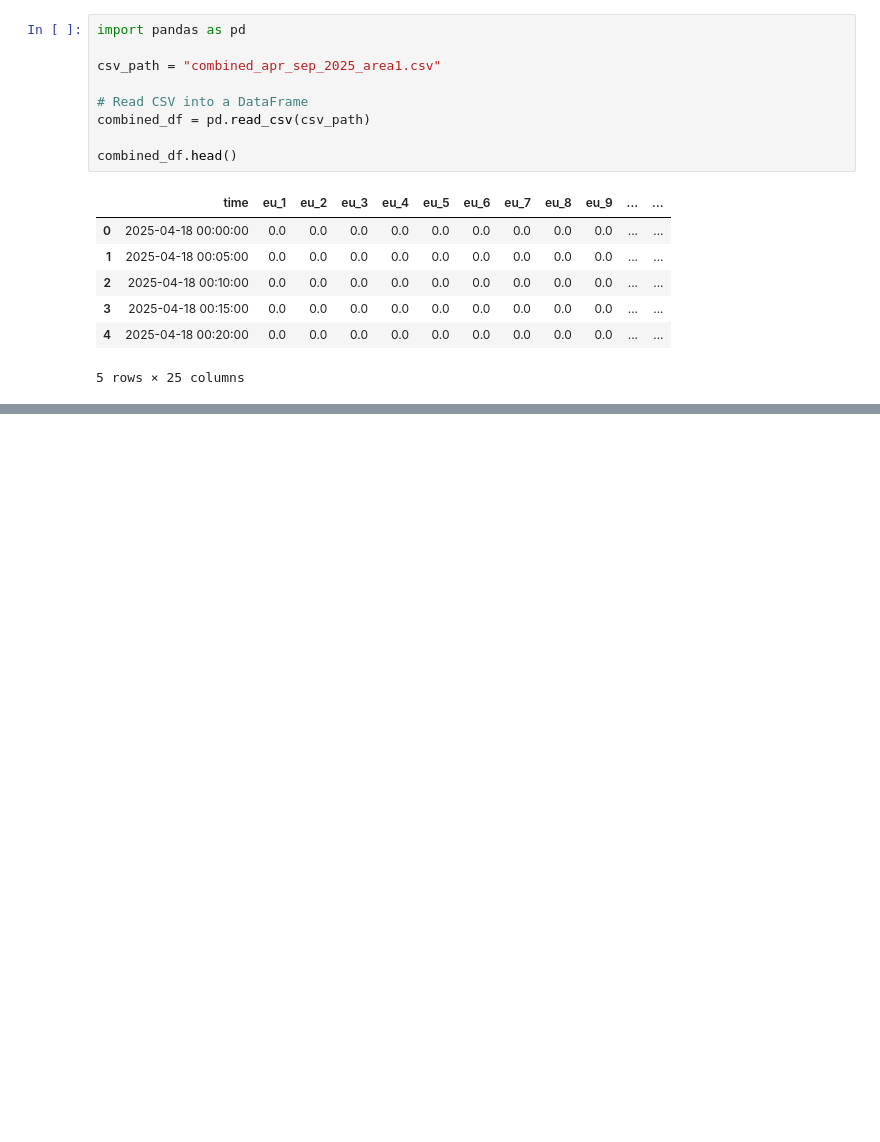
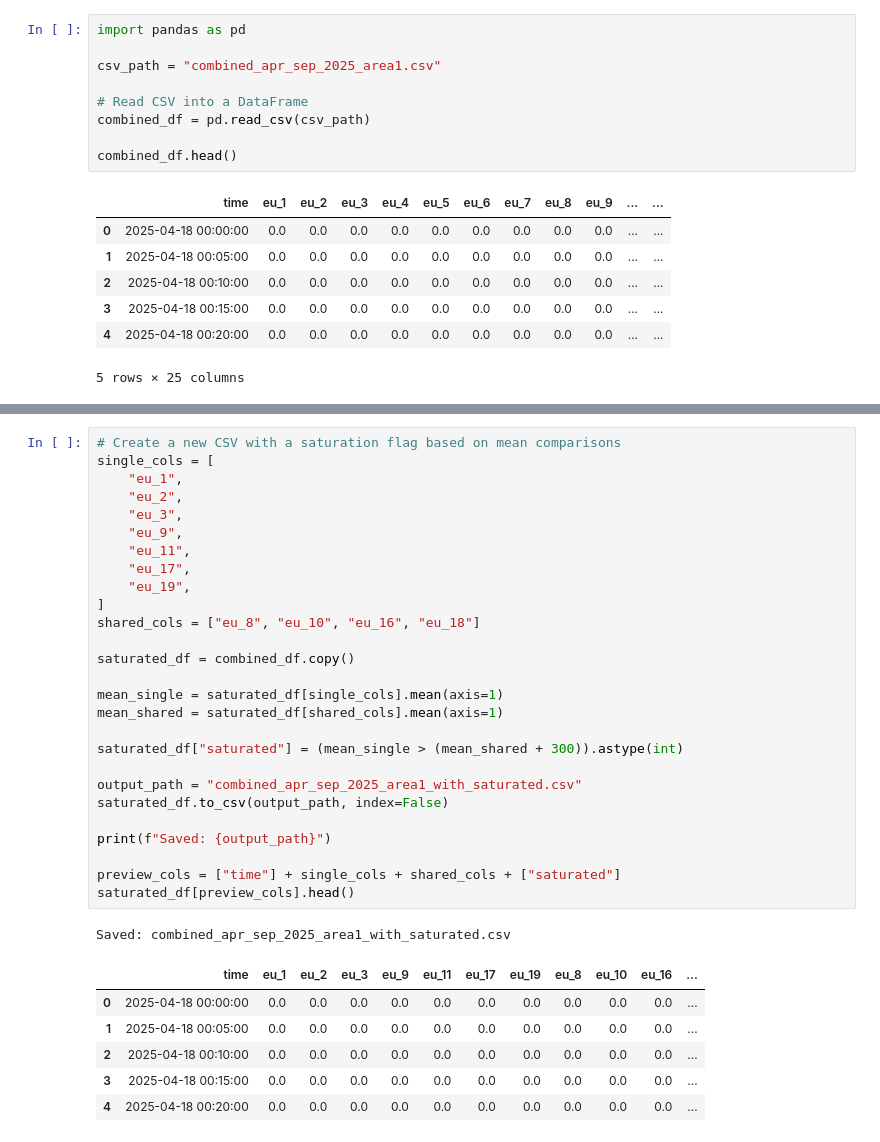
Before and after one commit to nhphuong2504/agrivoltaics, a Jupyter notebook: totalDiff.ipynb, the cells around one changed output, grey strips where cells are left out. Drawn from its saved outputs; the diff is of its cells as text; blank space fills up the shorter version.

Commit message:
identify saturated

```diff
--- a/totalDiff.ipynb
+++ b/totalDiff.ipynb
@@ -106,0 +128,35 @@ Name: diff, dtype: float64
+# %%
+# Create a new CSV with a saturation flag based on mean comparisons
+single_cols = [
+    "eu_1",
+    "eu_2",
+    "eu_3",
+    "eu_9",
+    "eu_11",
+    "eu_17",
+    "eu_19",
+]
+shared_cols = ["eu_8", "eu_10", "eu_16", "eu_18"]
+
+saturated_df = combined_df.copy()
+
+mean_single = saturated_df[single_cols].mean(axis=1)
+mean_shared = saturated_df[shared_cols].mean(axis=1)
+
+saturated_df["saturated"] = (mean_single > (mean_shared + 300)).astype(int)
+
+output_path = "combined_apr_sep_2025_area1_with_saturated.csv"
+saturated_df.to_csv(output_path, index=False)
+
+print(f"Saved: {output_path}")
+
+preview_cols = ["time"] + single_cols + shared_cols + ["saturated"]
+saturated_df[preview_cols].head()
+# %% [output]
+Saved: combined_apr_sep_2025_area1_with_saturated.csv
+|  | time | eu_1 | eu_2 | eu_3 | eu_9 | eu_11 | eu_17 | eu_19 | eu_8 | eu_10 | eu_16 | ... |
+| 0 | 2025-04-18 00:00:00 | 0.0 | 0.0 | 0.0 | 0.0 | 0.0 | 0.0 | 0.0 | 0.0 | 0.0 | 0.0 | ... |
+| 1 | 2025-04-18 00:05:00 | 0.0 | 0.0 | 0.0 | 0.0 | 0.0 | 0.0 | 0.0 | 0.0 | 0.0 | 0.0 | ... |
+| 2 | 2025-04-18 00:10:00 | 0.0 | 0.0 | 0.0 | 0.0 | 0.0 | 0.0 | 0.0 | 0.0 | 0.0 | 0.0 | ... |
+| 3 | 2025-04-18 00:15:00 | 0.0 | 0.0 | 0.0 | 0.0 | 0.0 | 0.0 | 0.0 | 0.0 | 0.0 | 0.0 | ... |
+| 4 | 2025-04-18 00:20:00 | 0.0 | 0.0 | 0.0 | 0.0 | 0.0 | 0.0 | 0.0 | 0.0 | 0.0 | 0.0 | ... |
```
Also changed, not shown: parts of 2 cells of this notebook, 3 other files.
